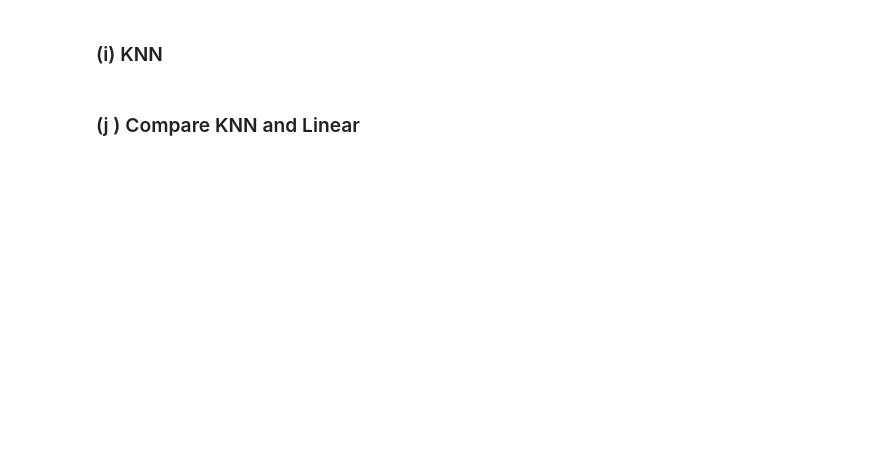
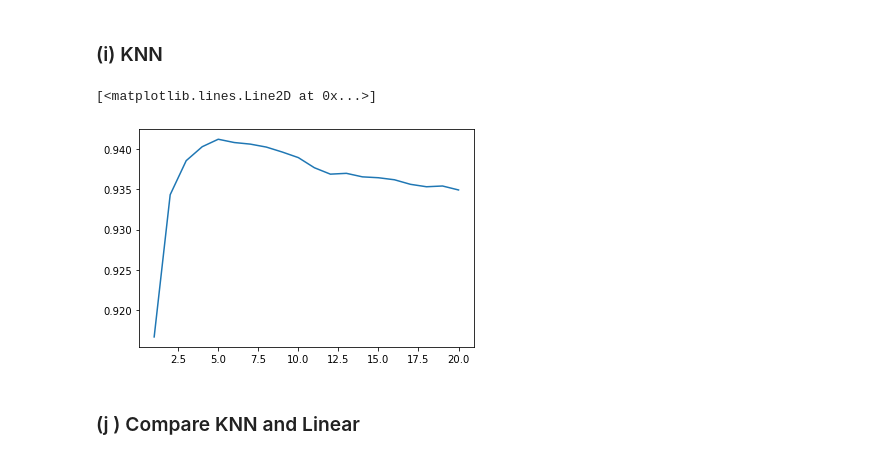
Before and after one commit to krpathak0506/KNN-and-Linear-Regression, a Jupyter notebook: KNN_LR_Kritika.ipynb, the cells around one changed output. Cells and saved outputs as stored; diff of their text form; code cells hidden in the pictures; blank space fills up the shorter version.

```diff
--- a/KNN_LR_Kritika.ipynb
+++ b/KNN_LR_Kritika.ipynb
@@ -370,13 +336,20 @@ strong multicollinearity or other numerical problems.
 # %% [markdown]
 ### (i) KNN
 # %%
-# KNN Regressor
-#Taking k as 1 at start and goint till k=99 for train data
-k=1
-while k <100:
-    classifier = KNeighborsRegressor(n_neighbors=k)
+# Finding best K
+
+k_score = []
+
+for k in range(1, 21):
+    knn = KNeighborsRegressor(n_neighbors=k, p=2)
 
     # Fitting data and predictiong it and ten incrementing the value of k
-    classifier.fit(X_train,Y_train)
-    pred1 = classifier.predict(X_train)
-    k=k+1
+    knn.fit(X_train, Y_train)
+    pred = knn.predict(X_test)
+
+    k_score.append(metric.r2_score(Y_test, pred))
+
+plt.plot(np.arange(1, 21, 1), k_score)
+# %% [output]
+[<matplotlib.lines.Line2D at 0x...>]
+[figure, added]
```
Also changed, not shown: parts of 20 cells of this notebook.
